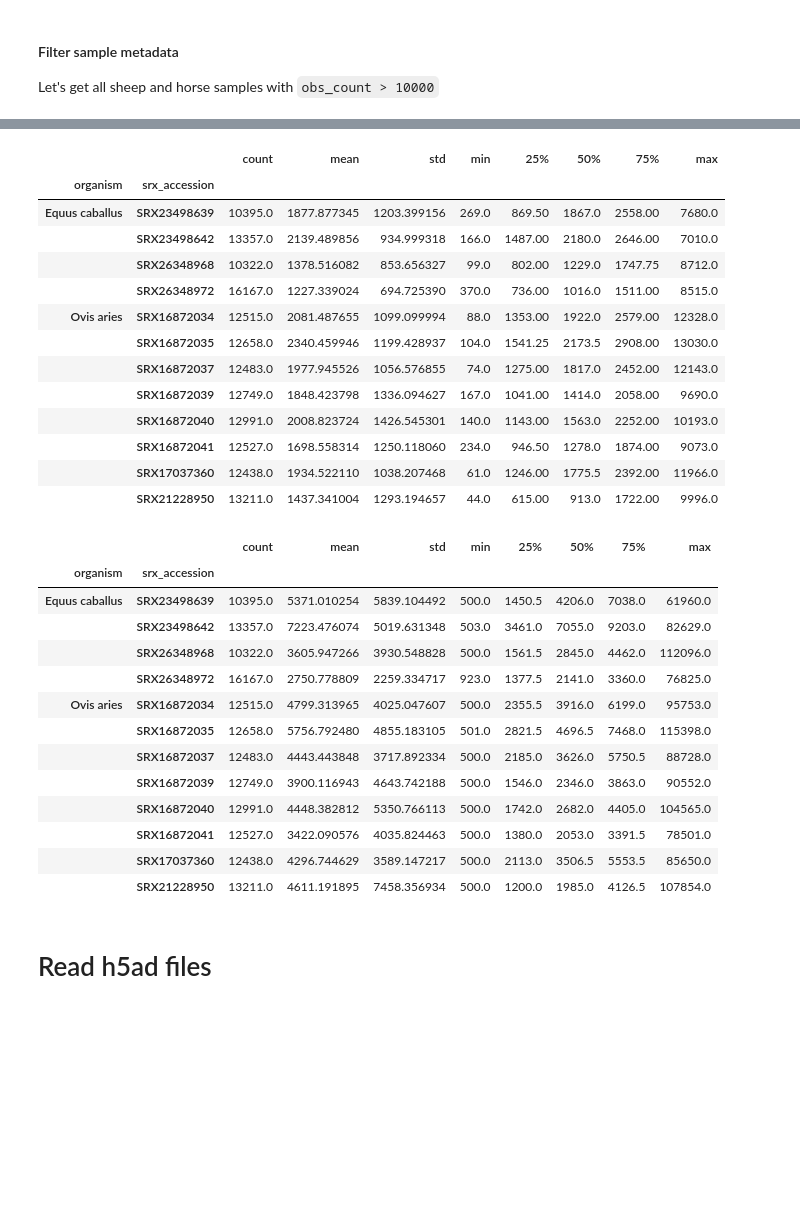
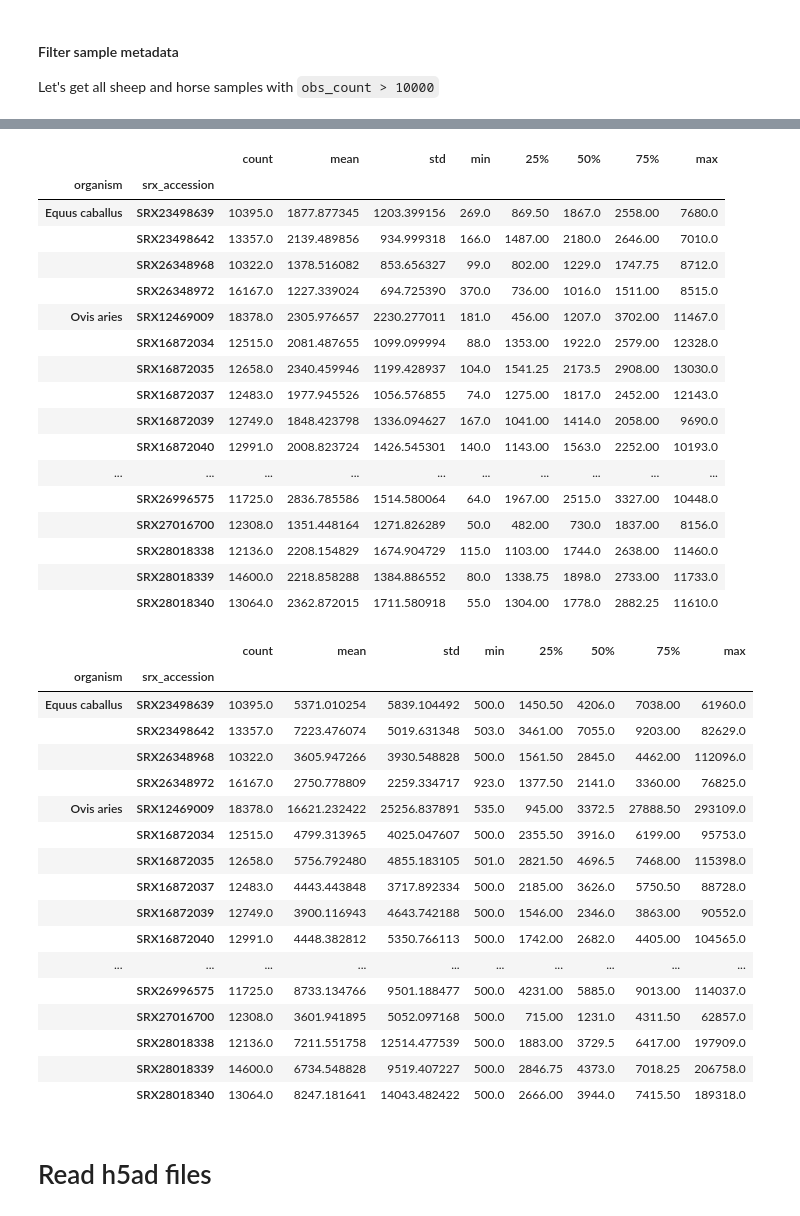
Before and after one commit to ArcInstitute/arc-virtual-cell-atlas, a Jupyter notebook: scBaseCount/tutorial-py.ipynb, the cells around one changed output, grey strips where cells are left out. Saved outputs shown, nothing was run; the diff lists cells and outputs as text; code cells hidden in the pictures; blank space fills up the shorter version.

```diff
--- a/scBaseCount/tutorial-py.ipynb
+++ b/scBaseCount/tutorial-py.ipynb
@@ -36,7 +36,7 @@ fs = gcsfs.GCSFileSystem()
 # Data location
 # %%
 # GCS bucket path
-gcs_base_path = "gs://arc-institute-virtual-cell-atlas/scbasecount/2025-02-25/"
+gcs_base_path = "gs://arc-institute-virtual-cell-atlas/scbasecount/2026-01-12/"
 # %%
 # STARsolo feature type
 feature_type = "GeneFull_Ex50pAS"
@@ -396,6 +397,6 @@ obs_metadata.head()
 # %%
 # gene_count distribution per sample
-obs_metadata.groupby(["organism", "srx_accession"])["gene_count"].describe()
+obs_metadata.groupby(["organism", "srx_accession"])["gene_count_Unique"].describe()
 # %% [output]
 |  |  | count | mean | std | min | 25% | 50% | 75% | max |
 | organism | srx_accession |  |  |  |  |  |  |  |  |
@@ -403,32 +404,40 @@ obs_metadata.groupby(["organism", "srx_accession"])["gene_count"].describe()
 |  | SRX23498642 | 13357.0 | 2139.489856 | 934.999318 | 166.0 | 1487.00 | 2180.0 | 2646.00 | 7010.0 |
 |  | SRX26348968 | 10322.0 | 1378.516082 | 853.656327 | 99.0 | 802.00 | 1229.0 | 1747.75 | 8712.0 |
 |  | SRX26348972 | 16167.0 | 1227.339024 | 694.725390 | 370.0 | 736.00 | 1016.0 | 1511.00 | 8515.0 |
-| Ovis aries | SRX16872034 | 12515.0 | 2081.487655 | 1099.099994 | 88.0 | 1353.00 | 1922.0 | 2579.00 | 12328.0 |
+| Ovis aries | SRX12469009 | 18378.0 | 2305.976657 | 2230.277011 | 181.0 | 456.00 | 1207.0 | 3702.00 | 11467.0 |
+|  | SRX16872034 | 12515.0 | 2081.487655 | 1099.099994 | 88.0 | 1353.00 | 1922.0 | 2579.00 | 12328.0 |
 |  | SRX16872035 | 12658.0 | 2340.459946 | 1199.428937 | 104.0 | 1541.25 | 2173.5 | 2908.00 | 13030.0 |
 |  | SRX16872037 | 12483.0 | 1977.945526 | 1056.576855 | 74.0 | 1275.00 | 1817.0 | 2452.00 | 12143.0 |
 |  | SRX16872039 | 12749.0 | 1848.423798 | 1336.094627 | 167.0 | 1041.00 | 1414.0 | 2058.00 | 9690.0 |
 |  | SRX16872040 | 12991.0 | 2008.823724 | 1426.545301 | 140.0 | 1143.00 | 1563.0 | 2252.00 | 10193.0 |
-|  | SRX16872041 | 12527.0 | 1698.558314 | 1250.118060 | 234.0 | 946.50 | 1278.0 | 1874.00 | 9073.0 |
-|  | SRX17037360 | 12438.0 | 1934.522110 | 1038.207468 | 61.0 | 1246.00 | 1775.5 | 2392.00 | 11966.0 |
-|  | SRX21228950 | 13211.0 | 1437.341004 | 1293.194657 | 44.0 | 615.00 | 913.0 | 1722.00 | 9996.0 |
+| ... | ... | ... | ... | ... | ... | ... | ... | ... | ... |
+|  | SRX26996575 | 11725.0 | 2836.785586 | 1514.580064 | 64.0 | 1967.00 | 2515.0 | 3327.00 | 10448.0 |
+|  | SRX27016700 | 12308.0 | 1351.448164 | 1271.826289 | 50.0 | 482.00 | 730.0 | 1837.00 | 8156.0 |
+|  | SRX28018338 | 12136.0 | 2208.154829 | 1674.904729 | 115.0 | 1103.00 | 1744.0 | 2638.00 | 11460.0 |
+|  | SRX28018339 | 14600.0 | 2218.858288 | 1384.886552 | 80.0 | 1338.75 | 1898.0 | 2733.00 | 11733.0 |
+|  | SRX28018340 | 13064.0 | 2362.872015 | 1711.580918 | 55.0 | 1304.00 | 1778.0 | 2882.25 | 11610.0 |
 # %%
 # umi_count distribution per sample
-obs_metadata.groupby(["organism", "srx_accession"])["umi_count"].describe()
+obs_metadata.groupby(["organism", "srx_accession"])["umi_count_Unique"].describe()
 # %% [output]
 |  |  | count | mean | std | min | 25% | 50% | 75% | max |
 | organism | srx_accession |  |  |  |  |  |  |  |  |
-| Equus caballus | SRX23498639 | 10395.0 | 5371.010254 | 5839.104492 | 500.0 | 1450.5 | 4206.0 | 7038.0 | 61960.0 |
-|  | SRX23498642 | 13357.0 | 7223.476074 | 5019.631348 | 503.0 | 3461.0 | 7055.0 | 9203.0 | 82629.0 |
-|  | SRX26348968 | 10322.0 | 3605.947266 | 3930.548828 | 500.0 | 1561.5 | 2845.0 | 4462.0 | 112096.0 |
-|  | SRX26348972 | 16167.0 | 2750.778809 | 2259.334717 | 923.0 | 1377.5 | 2141.0 | 3360.0 | 76825.0 |
-| Ovis aries | SRX16872034 | 12515.0 | 4799.313965 | 4025.047607 | 500.0 | 2355.5 | 3916.0 | 6199.0 | 95753.0 |
-|  | SRX16872035 | 12658.0 | 5756.792480 | 4855.183105 | 501.0 | 2821.5 | 4696.5 | 7468.0 | 115398.0 |
-|  | SRX16872037 | 12483.0 | 4443.443848 | 3717.892334 | 500.0 | 2185.0 | 3626.0 | 5750.5 | 88728.0 |
-|  | SRX16872039 | 12749.0 | 3900.116943 | 4643.742188 | 500.0 | 1546.0 | 2346.0 | 3863.0 | 90552.0 |
-|  | SRX16872040 | 12991.0 | 4448.382812 | 5350.766113 | 500.0 | 1742.0 | 2682.0 | 4405.0 | 104565.0 |
-|  | SRX16872041 | 12527.0 | 3422.090576 | 4035.824463 | 500.0 | 1380.0 | 2053.0 | 3391.5 | 78501.0 |
-|  | SRX17037360 | 12438.0 | 4296.744629 | 3589.147217 | 500.0 | 2113.0 | 3506.5 | 5553.5 | 85650.0 |
-|  | SRX21228950 | 13211.0 | 4611.191895 | 7458.356934 | 500.0 | 1200.0 | 1985.0 | 4126.5 | 107854.0 |
+| Equus caballus | SRX23498639 | 10395.0 | 5371.010254 | 5839.104492 | 500.0 | 1450.50 | 4206.0 | 7038.00 | 61960.0 |
+|  | SRX23498642 | 13357.0 | 7223.476074 | 5019.631348 | 503.0 | 3461.00 | 7055.0 | 9203.00 | 82629.0 |
+|  | SRX26348968 | 10322.0 | 3605.947266 | 3930.548828 | 500.0 | 1561.50 | 2845.0 | 4462.00 | 112096.0 |
+|  | SRX26348972 | 16167.0 | 2750.778809 | 2259.334717 | 923.0 | 1377.50 | 2141.0 | 3360.00 | 76825.0 |
+| Ovis aries | SRX12469009 | 18378.0 | 16621.232422 | 25256.837891 | 535.0 | 945.00 | 3372.5 | 27888.50 | 293109.0 |
+|  | SRX16872034 | 12515.0 | 4799.313965 | 4025.047607 | 500.0 | 2355.50 | 3916.0 | 6199.00 | 95753.0 |
+|  | SRX16872035 | 12658.0 | 5756.792480 | 4855.183105 | 501.0 | 2821.50 | 4696.5 | 7468.00 | 115398.0 |
+|  | SRX16872037 | 12483.0 | 4443.443848 | 3717.892334 | 500.0 | 2185.00 | 3626.0 | 5750.50 | 88728.0 |
+|  | SRX16872039 | 12749.0 | 3900.116943 | 4643.742188 | 500.0 | 1546.00 | 2346.0 | 3863.00 | 90552.0 |
+|  | SRX16872040 | 12991.0 | 4448.382812 | 5350.766113 | 500.0 | 1742.00 | 2682.0 | 4405.00 | 104565.0 |
+| ... | ... | ... | ... | ... | ... | ... | ... | ... | ... |
+|  | SRX26996575 | 11725.0 | 8733.134766 | 9501.188477 | 500.0 | 4231.00 | 5885.0 | 9013.00 | 114037.0 |
+|  | SRX27016700 | 12308.0 | 3601.941895 | 5052.097168 | 500.0 | 715.00 | 1231.0 | 4311.50 | 62857.0 |
+|  | SRX28018338 | 12136.0 | 7211.551758 | 12514.477539 | 500.0 | 1883.00 | 3729.5 | 6417.00 | 197909.0 |
+|  | SRX28018339 | 14600.0 | 6734.548828 | 9519.407227 | 500.0 | 2846.75 | 4373.0 | 7018.25 | 206758.0 |
+|  | SRX28018340 | 13064.0 | 8247.181641 | 14043.482422 | 500.0 | 2666.00 | 3944.0 | 7415.50 | 189318.0 |
 # %% [markdown]
 # Read h5ad files
 # %% [markdown]
```
Also changed, not shown: parts of 28 cells of this notebook, 3 other files.
